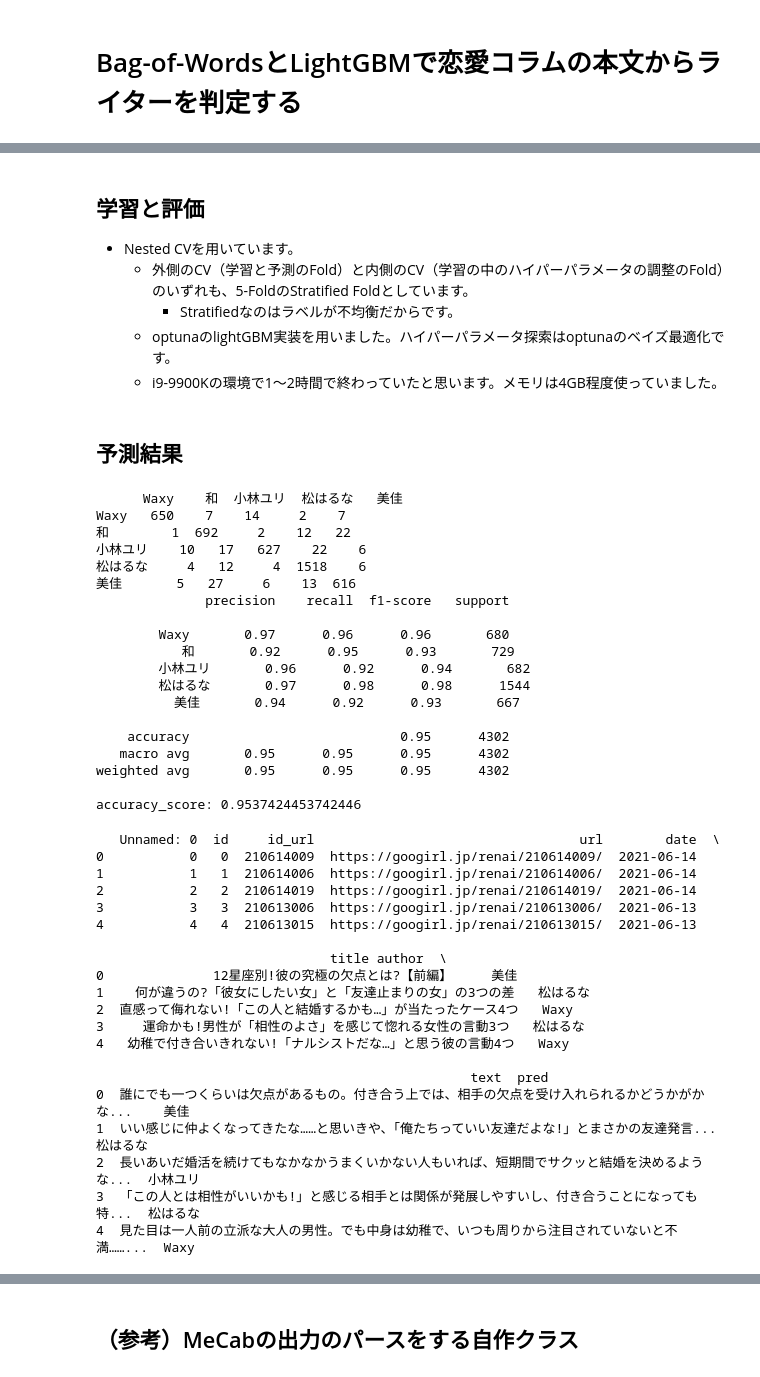
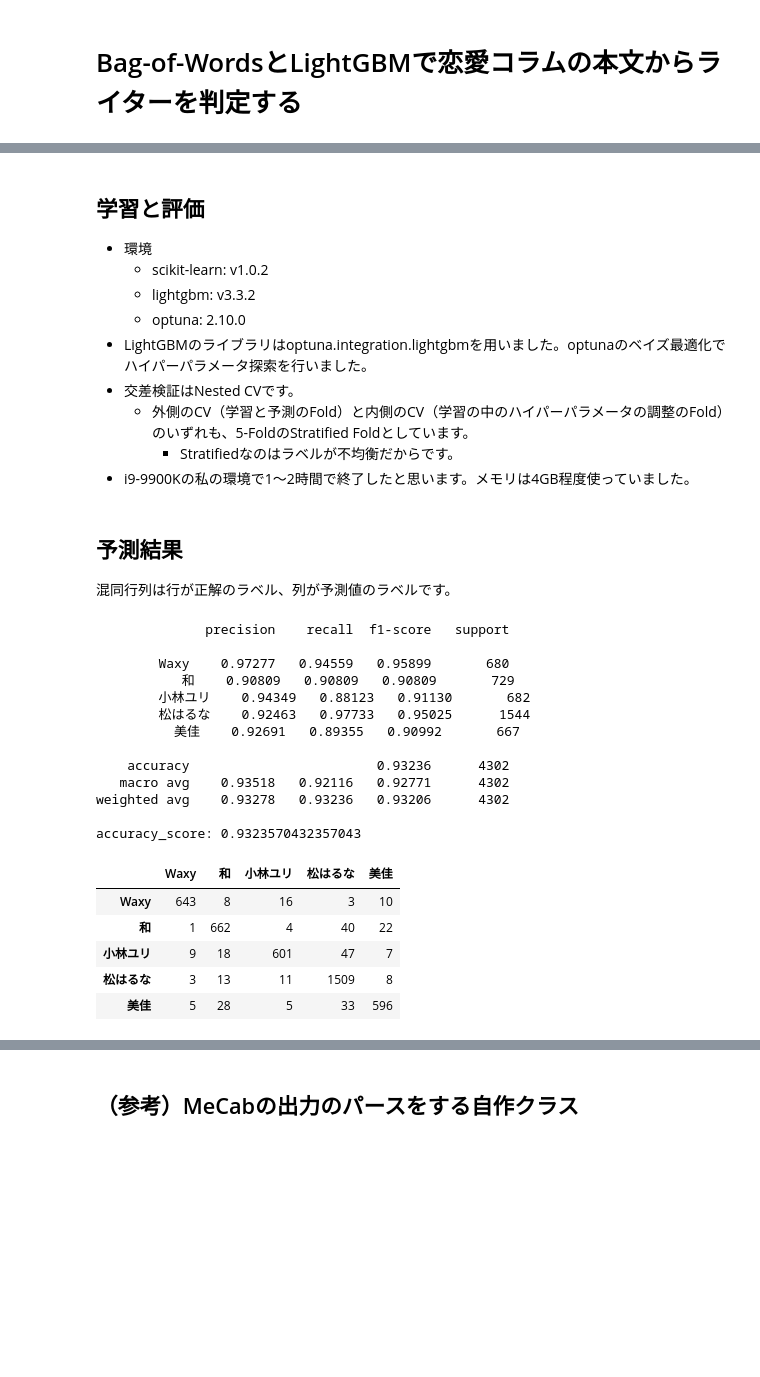
Before and after one commit to suzuna/analysis-report, a Jupyter notebook: posts/20220208_classify_report.ipynb, the cells around one changed output, grey strips where cells are left out. Drawn from its saved outputs; the diff is of its cells as text; code cells hidden in the pictures; blank space fills up the shorter version.

Commit message:
classify_reportを微修正

```diff
--- a/posts/20220208_classify_report.ipynb
+++ b/posts/20220208_classify_report.ipynb
@@ -183,11 +196,15 @@ print(df_x.iloc[:,0:10].head(5))
 # %% [markdown]
 ## 学習と評価
 
-- Nested CVを用いています。
+- 環境
+  - scikit-learn: v1.0.2
+  - lightgbm: v3.3.2
+  - optuna: 2.10.0
+- LightGBMのライブラリはoptuna.integration.lightgbmを用いました。optunaのベイズ最適化でハイパーパラメータ探索を行いました。
+- 交差検証はNested CVです。
   - 外側のCV（学習と予測のFold）と内側のCV（学習の中のハイパーパラメータの調整のFold）のいずれも、5-FoldのStratified Foldとしています。
     - Stratifiedなのはラベルが不均衡だからです。
-  - optunaのlightGBM実装を用いました。ハイパーパラメータ探索はoptunaのベイズ最適化です。
-  - i9-9900Kの環境で1～2時間で終わっていたと思います。メモリは4GB程度使っていました。
+- i9-9900Kの私の環境で1～2時間で終了したと思います。メモリは4GB程度使っていました。
 # %%
 # 学習と予測 ---------------------------------------------------------------------
 params = {
@@ -258,5 +276,7 @@ df_res=(
 # %% [markdown]
 ## 予測結果
+
+混同行列は行が正解のラベル、列が予測値のラベルです。
 # %%
 # 混同行列と予測精度を学習したモデルから求めるならこれを使うが、
 # 本notebookでは事前に回したコードで求めている予測結果を読み込むためコメントアウト
@@ -273,57 +292,35 @@ df_res=(
 # print(df_res.head(5))
 # %%
 df_res=pd.read_csv("../googirl_classify_result.csv")
-confusion_matrix(df_res.author,df_res.pred)
-
+# 行がtrue, 列がpred
 conf_mat=pd.DataFrame(
     confusion_matrix(df_res.author,df_res.pred),
     # column,indexともに0-4なので
     columns=le.inverse_transform(np.unique(y)),
     index=le.inverse_transform(np.unique(y)),
 )
-print(conf_mat)
-print(classification_report(df_res.author,df_res.pred))
+print(classification_report(df_res.author,df_res.pred,digits=5))
 print("accuracy_score: " + str(accuracy_score(df_res.author,df_res.pred)))
 # %% [output]
-      Waxy    和  小林ユリ  松はるな   美佳
-Waxy   650    7    14     2    7
-和        1  692     2    12   22
-小林ユリ    10   17   627    22    6
-松はるな     4   12     4  1518    6
-美佳       5   27     6    13  616
               precision    recall  f1-score   support
 
-        Waxy       0.97      0.96      0.96       680
-           和       0.92      0.95      0.93       729
-        小林ユリ       0.96      0.92      0.94       682
-        松はるな       0.97      0.98      0.98      1544
-          美佳       0.94      0.92      0.93       667
+        Waxy    0.97277   0.94559   0.95899       680
+           和    0.90809   0.90809   0.90809       729
+        小林ユリ    0.94349   0.88123   0.91130       682
+        松はるな    0.92463   0.97733   0.95025      1544
+          美佳    0.92691   0.89355   0.90992       667
 
-    accuracy                           0.95      4302
-   macro avg       0.95      0.95      0.95      4302
-weighted avg       0.95      0.95      0.95      4302
+    accuracy                        0.93236      4302
+   macro avg    0.93518   0.92116   0.92771      4302
+weighted avg    0.93278   0.93236   0.93206      4302
 
-accuracy_score: 0.9537424453742446
+accuracy_score: 0.9323570432357043
-# %%
-print(df_res.head(5))
-# %% [output]
-   Unnamed: 0  id     id_url                                  url        date  \
-0           0   0  210614009  https://googirl.jp/renai/210614009/  2021-06-14
-1           1   1  210614006  https://googirl.jp/renai/210614006/  2021-06-14
-2           2   2  210614019  https://googirl.jp/renai/210614019/  2021-06-14
-3           3   3  210613006  https://googirl.jp/renai/210613006/  2021-06-13
-4           4   4  210613015  https://googirl.jp/renai/210613015/  2021-06-13
-
-                              title author  \
-0              12星座別!彼の究極の欠点とは?【前編】     美佳
-1    何が違うの?「彼女にしたい女」と「友達止まりの女」の3つの差   松はるな
-2  直感って侮れない!「この人と結婚するかも…」が当たったケース4つ   Waxy
-3     運命かも!男性が「相性のよさ」を感じて惚れる女性の言動3つ   松はるな
-4   幼稚で付き合いきれない!「ナルシストだな…」と思う彼の言動4つ   Waxy
-
-                                                text  pred
-0  誰にでも一つくらいは欠点があるもの。付き合う上では、相手の欠点を受け入れられるかどうかがかな...    美佳
-1  いい感じに仲よくなってきたな……と思いきや、「俺たちっていい友達だよな!」とまさかの友達発言...  松はるな
-2  長いあいだ婚活を続けてもなかなかうまくいかない人もいれば、短期間でサクッと結婚を決めるような...  小林ユリ
-3  「この人とは相性がいいかも!」と感じる相手とは関係が発展しやすいし、付き合うことになっても特...  松はるな
-4  見た目は一人前の立派な大人の男性。でも中身は幼稚で、いつも周りから注目されていないと不満……...  Waxy
+# %%
+conf_mat
+# %% [output]
+|  | Waxy | 和 | 小林ユリ | 松はるな | 美佳 |
+| Waxy | 643 | 8 | 16 | 3 | 10 |
+| 和 | 1 | 662 | 4 | 40 | 22 |
+| 小林ユリ | 9 | 18 | 601 | 47 | 7 |
+| 松はるな | 3 | 13 | 11 | 1509 | 8 |
+| 美佳 | 5 | 28 | 5 | 33 | 596 |
```
Also changed, not shown: parts of 15 cells of this notebook.
